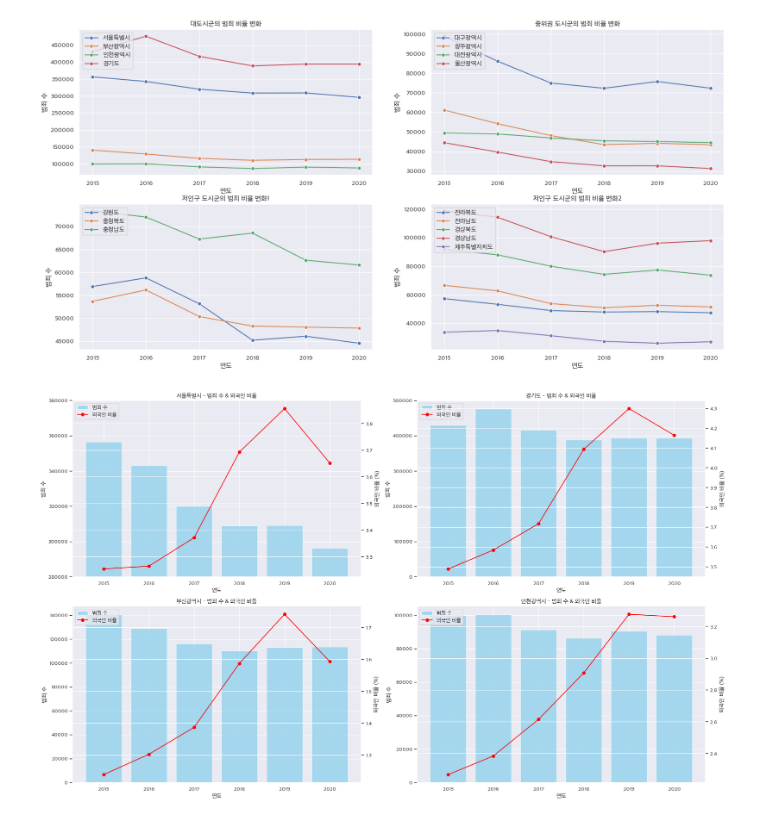
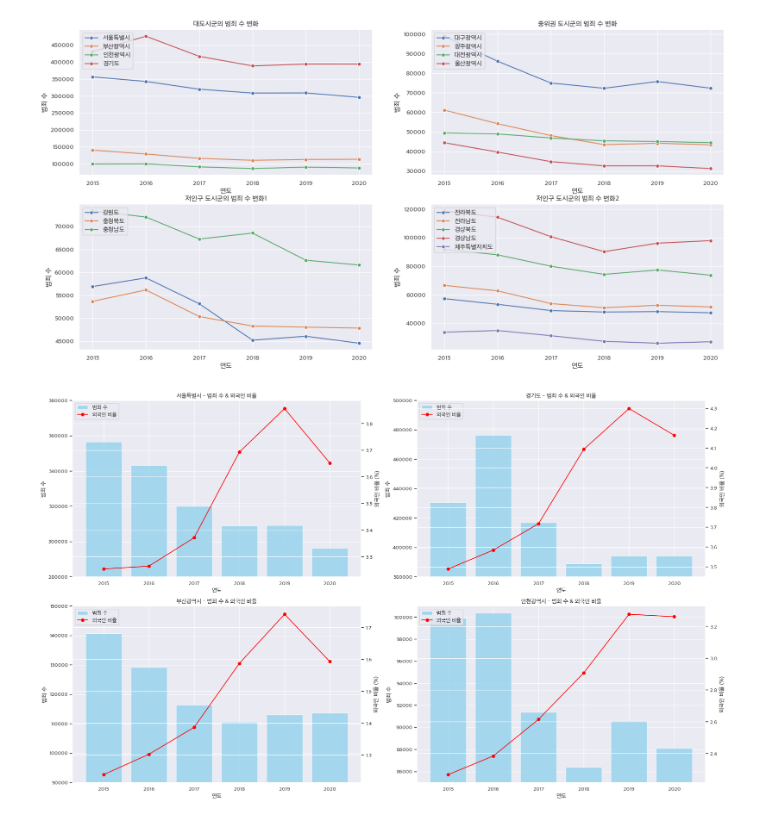
Before and after one commit to chanhwiKang/BigDataProject, a Jupyter notebook: project.ipynb, the cells around one changed output. Drawn from its saved outputs; the diff is of its cells as text; code cells hidden in the pictures.

```diff
--- a/project.ipynb
+++ b/project.ipynb
@@ -400,7 +433,7 @@ display(cm_long.head(20))
 | 18 | 서울특별시 | 2016년 | 343104 | 2016 |
 | 19 | 부산광역시 | 2016년 | 129211 | 2016 |
 # %%
-# line plot: 연도 변화에 따른 지역별 외국인 비율
+# line plot: 연도 변화에 따른 지역별 범죄 수
 import matplotlib.pyplot as plt
 import seaborn as sns
 import pandas as pd
@@ -432,7 +465,7 @@ ax4 = fig.add_subplot(2,2,4)
 regions_to_plot = ['서울특별시','경기도','부산광역시', '인천광역시']
 cm_long1 = cm_long[cm_long['region'].isin(regions_to_plot)]
 sns.lineplot(data=cm_long1, x='year_num', y='crime_count', hue='region', marker='o', ax=ax1)
-ax1.set_title('대도시군의 범죄 비율 변화')
+ax1.set_title('대도시군의 범죄 수 변화')
 ax1.set_xlabel('연도')
 ax1.set_ylabel('범죄 수')
 ax1.legend(loc='upper left')
@@ -441,7 +474,7 @@ ax1.legend(loc='upper left')
 regions_to_plot = ['대구광역시','광주광역시','대전광역시', '울산광역시']
 cm_long2 = cm_long[cm_long['region'].isin(regions_to_plot)]
 sns.lineplot(data=cm_long2, x='year_num', y='crime_count', hue='region', marker='o', ax=ax2)
-ax2.set_title('중위권 도시군의 범죄 비율 변화')
+ax2.set_title('중위권 도시군의 범죄 수 변화')
 ax2.set_xlabel('연도')
 ax2.set_ylabel('범죄 수')
 ax2.legend(loc='upper left')
@@ -450,7 +483,7 @@ ax2.legend(loc='upper left')
 regions_to_plot = ['강원도','충청북도','충청남도']
 cm_long3 = cm_long[cm_long['region'].isin(regions_to_plot)]
 sns.lineplot(data=cm_long3, x='year_num', y='crime_count', hue='region', marker='o', ax=ax3)
-ax3.set_title('저인구 도시군의 범죄 비율 변화1')
+ax3.set_title('저인구 도시군의 범죄 수 변화1')
 ax3.set_xlabel('연도')
 ax3.set_ylabel('범죄 수')
 ax3.legend(loc='upper left')
@@ -459,7 +492,7 @@ ax3.legend(loc='upper left')
 regions_to_plot = ['전라북도','전라남도','경상북도','경상남도', '제주특별자치도']
 cm_long4 = cm_long[cm_long['region'].isin(regions_to_plot)]
 sns.lineplot(data=cm_long4, x='year_num', y='crime_count', hue='region', marker='o', ax=ax4)
-ax4.set_title('저인구 도시군의 범죄 비율 변화2')
+ax4.set_title('저인구 도시군의 범죄 수 변화2')
 ax4.set_xlabel('연도')
 ax4.set_ylabel('범죄 수')
 ax4.legend(loc='upper left')
@@ -467,6 +500,8 @@ ax4.legend(loc='upper left')
 <matplotlib.legend.Legend at 0x...>
 [figure]
 # %%
+# 복합 그래프: 막대그래프(범죄 수) + 선그래프(외국인 비율)
+
 import matplotlib.pyplot as plt
 # ---- 데이터 준비: criminal, foreignerPercent ----
 crime_long = criminal.reset_index().rename(columns={'index':'region'})
@@ -485,31 +520,39 @@ fig, axes = plt.subplots(2, 2, figsize=(20, 12))
 axes = axes.flatten()
 
 for i, region in enumerate(regions):
     ax = axes[i]
 
     # 지역별 데이터 추출
     c = crime_long[crime_long['region'] == region]
     f = fp_long[fp_long['region'] == region]
 
     # 막대그래프(범죄 수)
     ax.bar(c['year_num'], c['crime'], color='skyblue', alpha=0.7, label='범죄 수')
     ax.set_xlabel('연도')
     ax.set_ylabel('범죄 수')
     ax.set_title(f'{region} - 범죄 수 & 외국인 비율')
     if i==0:
         ax.set_ylim(280000, 380000)
+    elif i==1:
+        ax.set_ylim(380000, 500000)
+    elif i==2:
+        ax.set_ylim(90000, 150000)
+    elif i==3:
+        ax.set_ylim(85000, 101000)
+    elif i==4:
+        ax.set_ylim(86000, 120000)
 
     # 선그래프(외국인 비율) — 보조축
     ax2 = ax.twinx()
     ax2.plot(f['year_num'], f['pct'], marker='o', color='red', label='외국인 비율')
     ax2.set_ylabel('외국인 비율 (%)')
 
     # 범례 합치기
     handles1, labels1 = ax.get_legend_handles_labels()
     handles2, labels2 = ax2.get_legend_handles_labels()
     ax.legend(handles1 + handles2, labels1 + labels2, loc='upper left')
 
 plt.tight_layout()
 plt.show()
 # %% [output]
-[figure, old version]
+[figure, new version]
```
Also changed, not shown: parts of 5 cells of this notebook.
